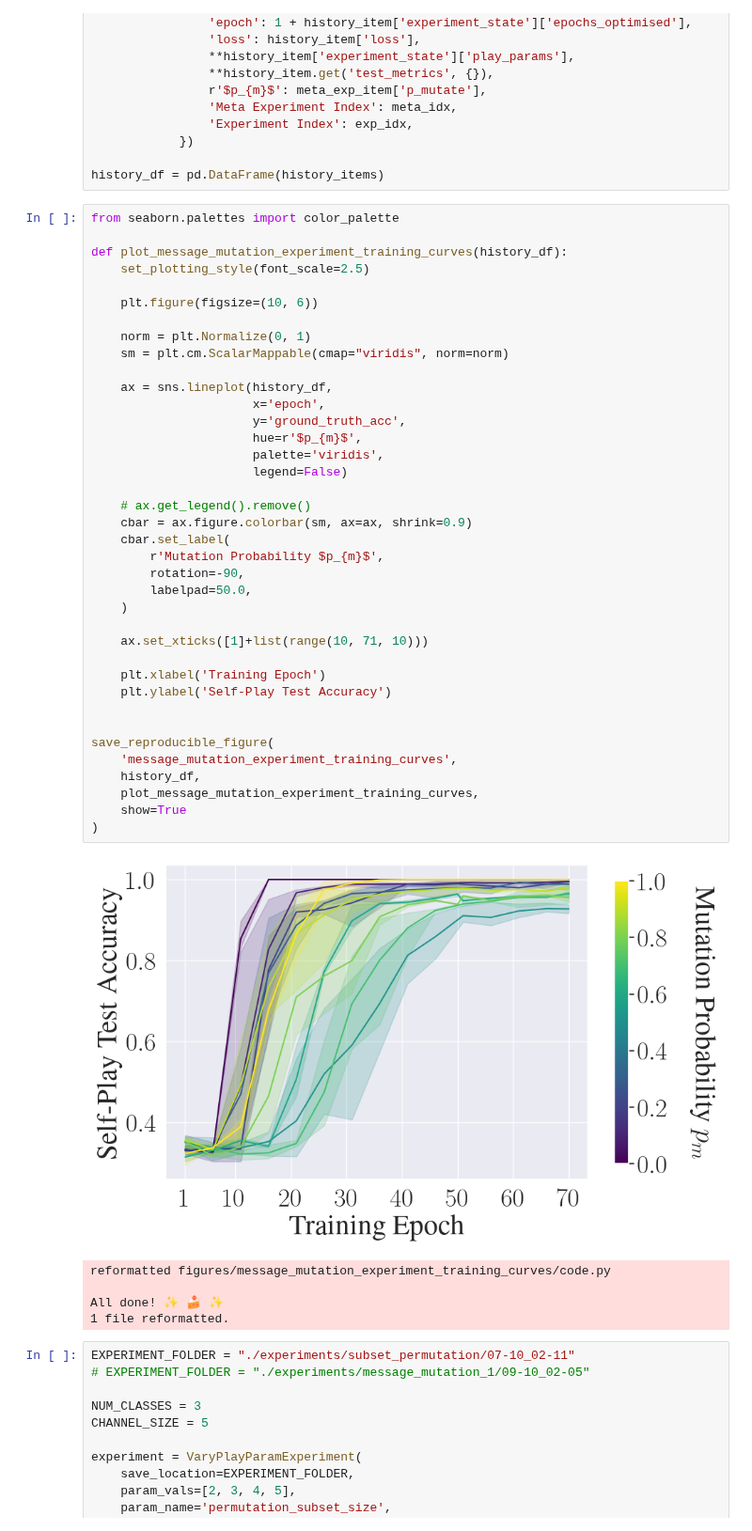
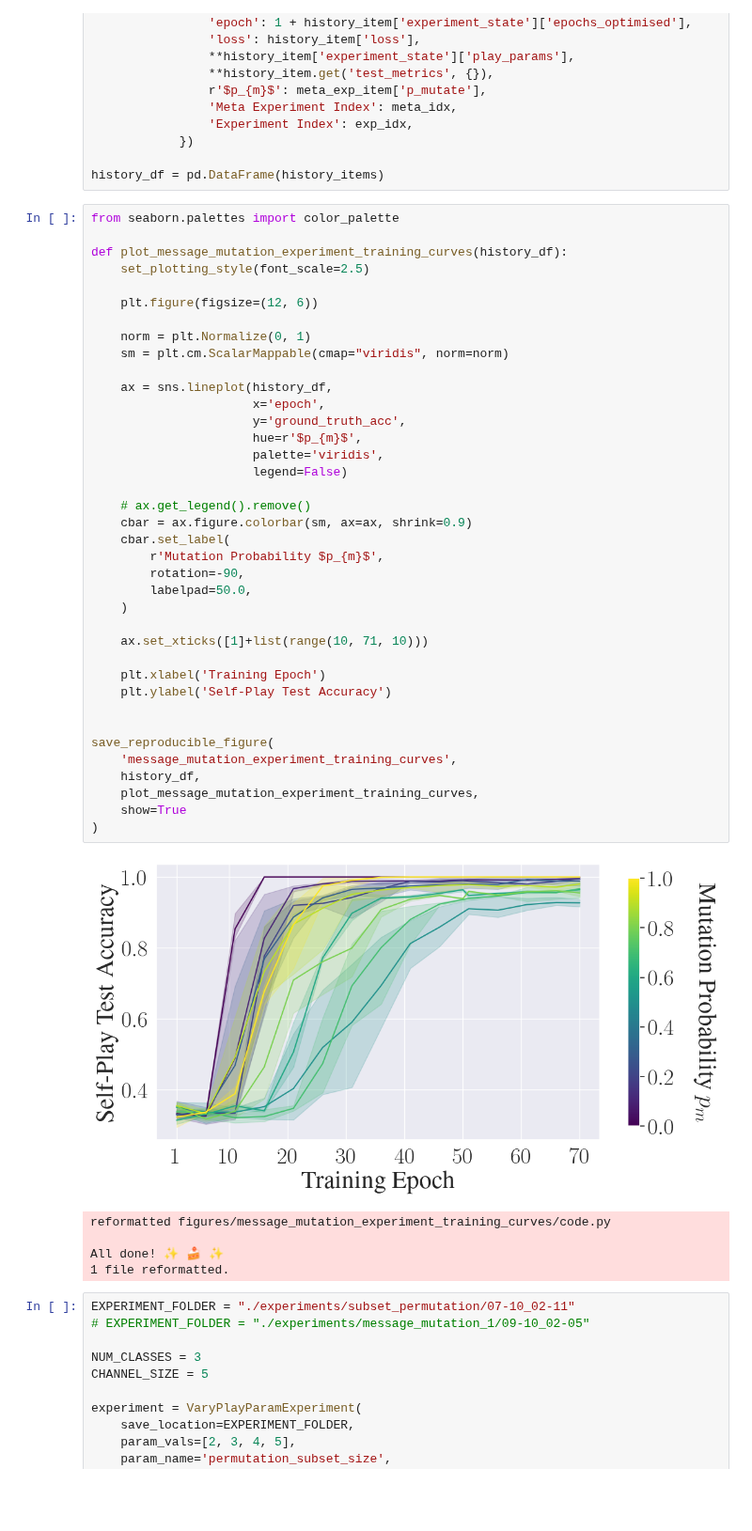
Before and after one commit to DylanCope/zero-shot-comm, a Jupyter notebook: notebooks/recreate-plots.ipynb, the cells around one changed output. Shown at 94% size. Drawn from its saved outputs; the diff is of its cells as text; blank space fills up the shorter version.

Commit message:
increased width of plot

```diff
--- a/notebooks/recreate-plots.ipynb
+++ b/notebooks/recreate-plots.ipynb
@@ -272,40 +272,40 @@ from seaborn.palettes import color_palette
 def plot_message_mutation_experiment_training_curves(history_df):
     set_plotting_style(font_scale=2.5)
 
-    plt.figure(figsize=(10, 6))
+    plt.figure(figsize=(12, 6))
 
     norm = plt.Normalize(0, 1)
     sm = plt.cm.ScalarMappable(cmap="viridis", norm=norm)
 
     ax = sns.lineplot(history_df,
                       x='epoch',
                       y='ground_truth_acc',
                       hue=r'$p_{m}$',
                       palette='viridis',
                       legend=False)
 
     # ax.get_legend().remove()
     cbar = ax.figure.colorbar(sm, ax=ax, shrink=0.9)
     cbar.set_label(
         r'Mutation Probability $p_{m}$',
         rotation=-90,
         labelpad=50.0,
     )
 
     ax.set_xticks([1]+list(range(10, 71, 10)))
 
     plt.xlabel('Training Epoch')
     plt.ylabel('Self-Play Test Accuracy')
 
 
 save_reproducible_figure(
     'message_mutation_experiment_training_curves',
     history_df,
     plot_message_mutation_experiment_training_curves,
     show=True
 )
 # %% [output]
-[figure, old version]
+[figure, new version]
 reformatted figures/message_mutation_experiment_training_curves/code.py
 
 All done! ✨ 🍰 ✨
```
Also changed, not shown: 2 other files.
